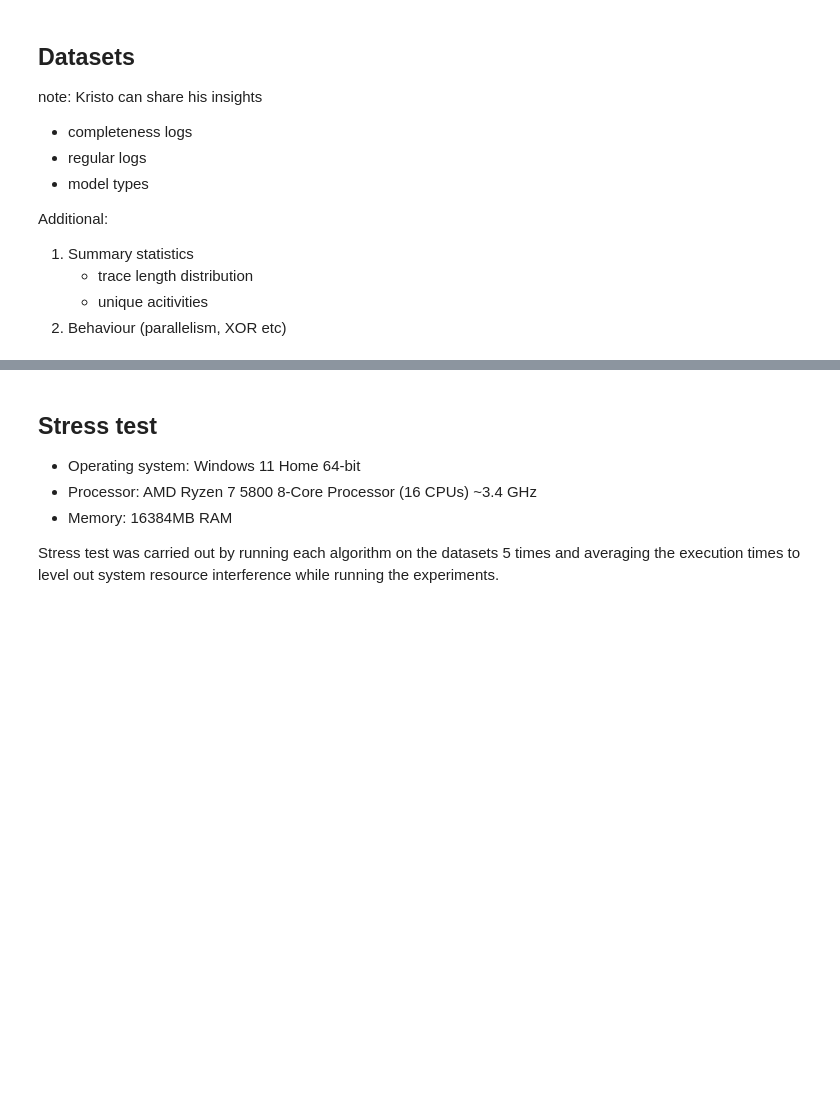
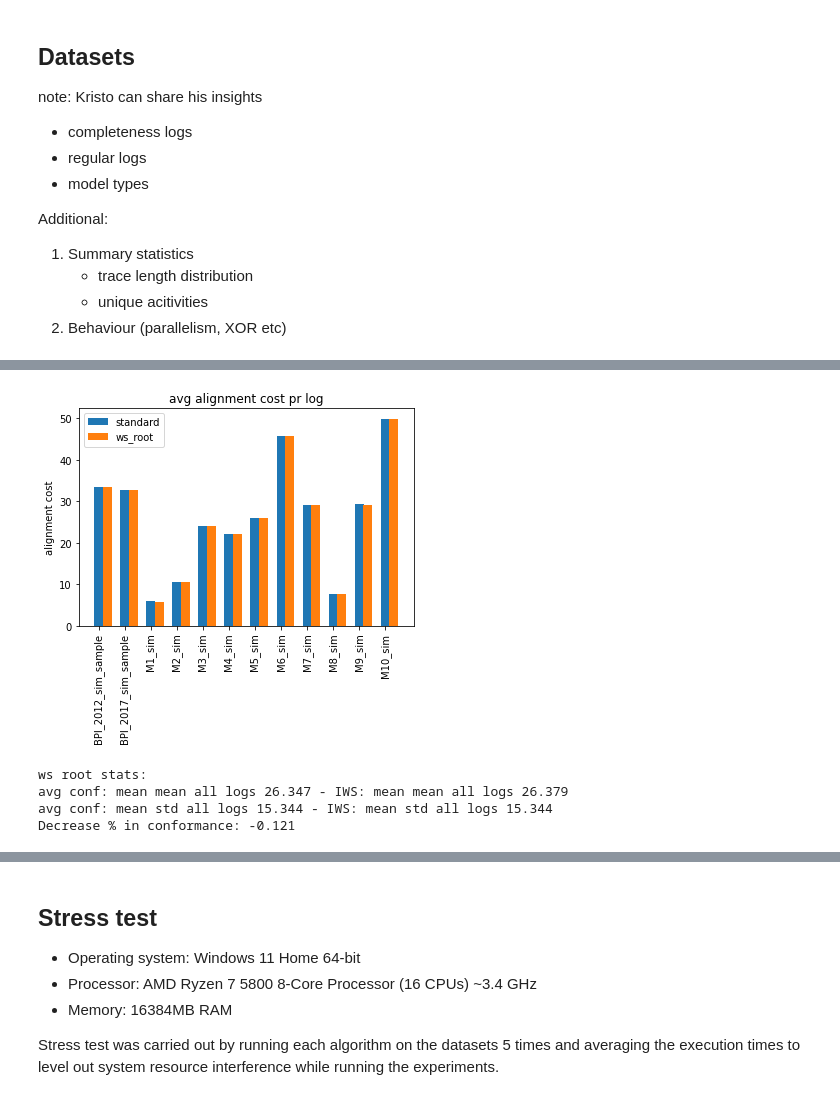
Before and after one commit to MaxTNielsen/ConformanceCheckingUsingTries, a Jupyter notebook: Jupyter/comparative_analysis.ipynb, the cells around one changed output, grey strips where cells are left out. Saved outputs shown, nothing was run; the diff lists cells and outputs as text; code cells hidden in the pictures; blank space fills up the shorter version.

```diff
--- a/Jupyter/comparative_analysis.ipynb
+++ b/Jupyter/comparative_analysis.ipynb
@@ -85,0 +199,20 @@ columns: ['TraceId', 'Conformance cost', 'ExecutionTime']
+# %%
+no_compl_no_conf_compl_stats = get_statistics(no_compl_no_conf_dict, validation.normal_output)
+no_conf_ws_root_stats = get_statistics(no_conf_ws_root_dict, validation.normal_output)
+no_conf_ws_all_stats = get_statistics(no_conf_ws_all_states_dict, validation.normal_output)
+# %%
+""" grouped bar chart ws root """
+
+plot_bar_chart_comparison(validation.normal_output, no_compl_no_conf_compl_stats,
+                          no_conf_ws_root_stats, 'mean', ['standard', 'ws_root'], "alignment cost", "avg alignment cost pr log")
+
+print("ws root stats:")
+print_stat('mean', no_conf_ws_root_stats, no_compl_no_conf_compl_stats, "avg conf", "IWS")
+print_stat('std', no_conf_ws_root_stats, no_compl_no_conf_compl_stats,  "avg conf", "IWS")
+print_procentual('mean','conformance',no_conf_ws_root_stats, no_compl_no_conf_compl_stats)
+# %% [output]
+[figure, added]
+ws root stats:
+avg conf: mean mean all logs 26.347 - IWS: mean mean all logs 26.379
+avg conf: mean std all logs 15.344 - IWS: mean std all logs 15.344
+Decrease % in conformance: -0.121
```
Also changed, not shown: parts of 33 cells of this notebook, 4 other files.
